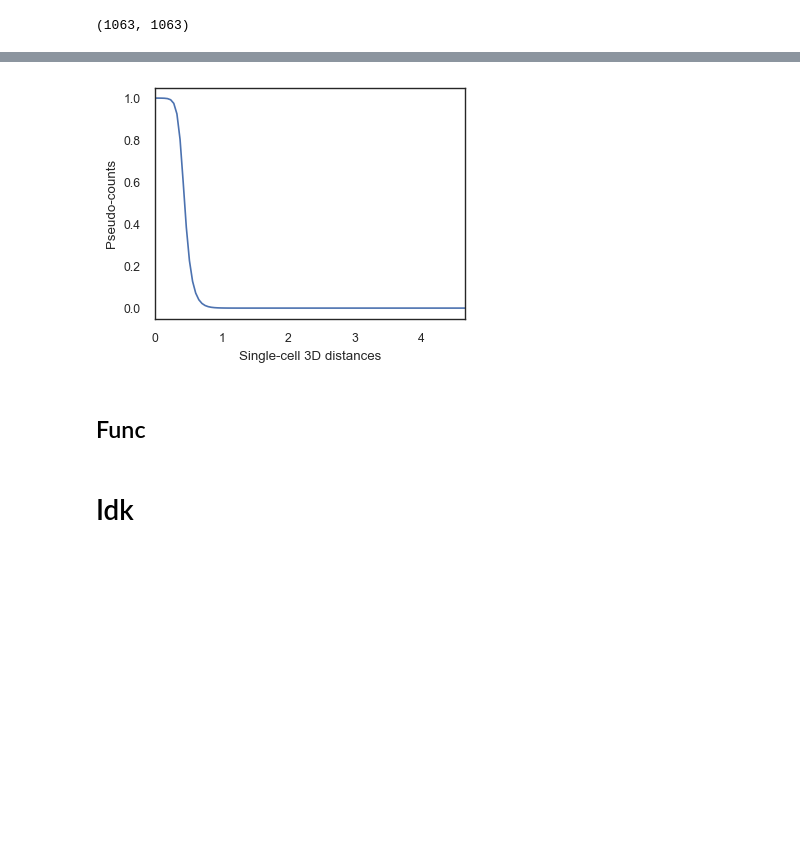
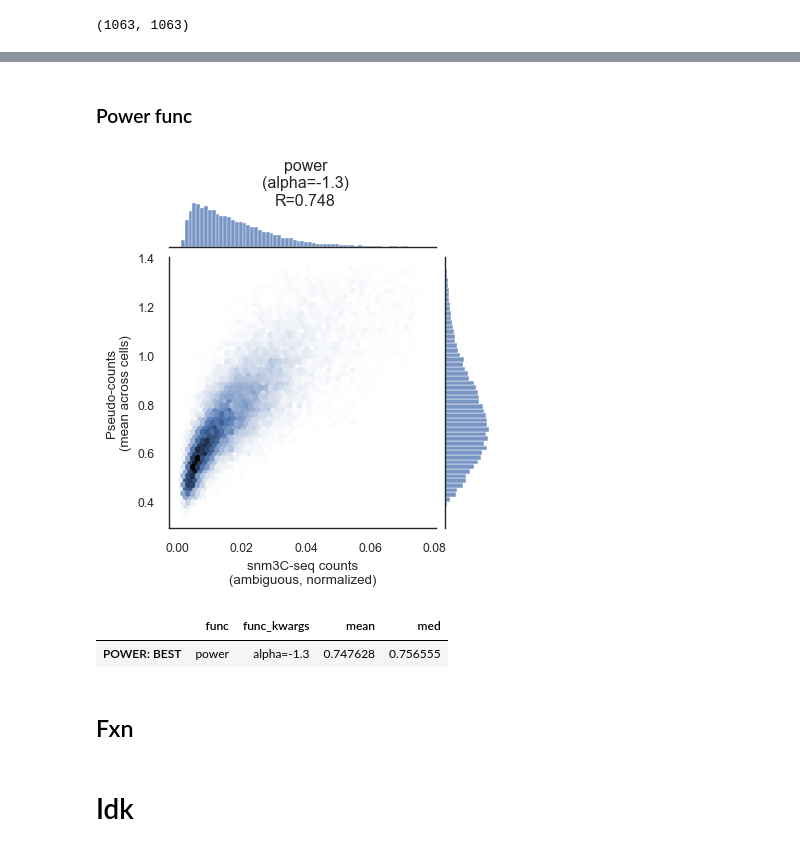
Before and after one commit to gesinecauer/Chromatin_Analysis_MOp, a Jupyter notebook: jupyter/snm3C-seq.ipynb, the cells around one changed output, grey strips where cells are left out. Saved outputs shown, nothing was run; the diff lists cells and outputs as text; code cells hidden in the pictures; blank space fills up the shorter version.

Commit message:
cleaned up, tested power func

```diff
--- a/jupyter/snm3C-seq.ipynb
+++ b/jupyter/snm3C-seq.ipynb
@@ -212,21 +219,20 @@ if os.path.exists('pseudocounts_vs_snm3c.tsv'):
 # %%
-print('BEST:')
-display(results_df.head(1))
+display(results_df.head(1).rename({0: f"BEST"}))
 print()
 
-
-for k in [-30, -35]:
-    print(f"{k=}")
-    for x0 in [0.4, 0.5, 0.6, 0.8, 0.9, 1]:
-        results.append(assess_pseudocounts(matrix_df, sc_dis, transfer_func=logistic, transfer_func_kwargs=dict(k=k, v=2, x0=x0))[0])
+for k in [-25]:
+    for v in [2]:
+        for x0 in [0.35, 0.45]:
+            results.append(assess_pseudocounts(matrix_df, sc_dis, transfer_func=logistic, transfer_func_kwargs=dict(k=k, v=v, x0=x0))[0])
     results_df = pd.DataFrame(results).drop_duplicates().sort_values('mean', ascending=False).reset_index(drop=True)
     results_df.to_csv('pseudocounts_vs_snm3c.tsv', sep='\t')
     display(results_df[results_df.func_kwargs.str.contains(f'{k=},')].head(1))
 
-
-###
 results_df = pd.DataFrame(results).drop_duplicates().sort_values('mean', ascending=False).reset_index(drop=True)
 results_df.to_csv('pseudocounts_vs_snm3c.tsv', sep='\t')
 print('\nFINAL:')
 display(results_df.head())
+
+plot_best_func(results_df, sc_dis)
+plot_best_result(matrix_df, sc_dis=sc_dis, results_df=results_df)
 # %% [output]
@@ -237,23 +252,17 @@ k=-30
+# %% [markdown]
+### Power func
 # %%
-func_kwargs = ast.literal_eval("{'" + results_df.loc[0, 'func_kwargs'].replace(
-    '=', "': ").replace(', ', ", '") + "}")
+results.append(assess_pseudocounts(matrix_df, sc_dis, transfer_func=power, transfer_func_kwargs=dict(alpha=-1.3), plot=True)[0])
+results_df = pd.DataFrame(results).drop_duplicates().sort_values('mean', ascending=False).reset_index(drop=True)
+results_df.to_csv('pseudocounts_vs_snm3c.tsv', sep='\t')
 
-xmax = np.quantile(sc_dis.values[~np.isnan(sc_dis.values)], 0.99)
-x = np.linspace(0, xmax, num=100)
-y = logistic(x, **func_kwargs)
-
-fig = plt.figure()
-plt.plot(x, y)
-plt.xlim(0, xmax)
-fig.set_size_inches((4, 3))
-# plt.title(results_df.loc[0, 'func'] + '\n' + results_df.loc[0, 'func_kwargs'])
-plt.xlabel('Single-cell 3D distances')
-plt.ylabel('Pseudo-counts')
-plt.show()
+display(results_df[results_df.func == 'power'].head(1).reset_index(drop=True).rename({0: f"POWER: BEST"}))
 # %% [output]
-[figure, old version]
+[figure, new version]
+|  | func | func_kwargs | mean | med |
+| POWER: BEST | power | alpha=-1.3 | 0.747628 | 0.756555 |
 # %% [markdown]
-## Func
+## Fxn
 # %%
 def logistic(x, k, x0=0, L=1, v=1):
     assert k < 0
```
Also changed, not shown: parts of 8 cells of this notebook.
